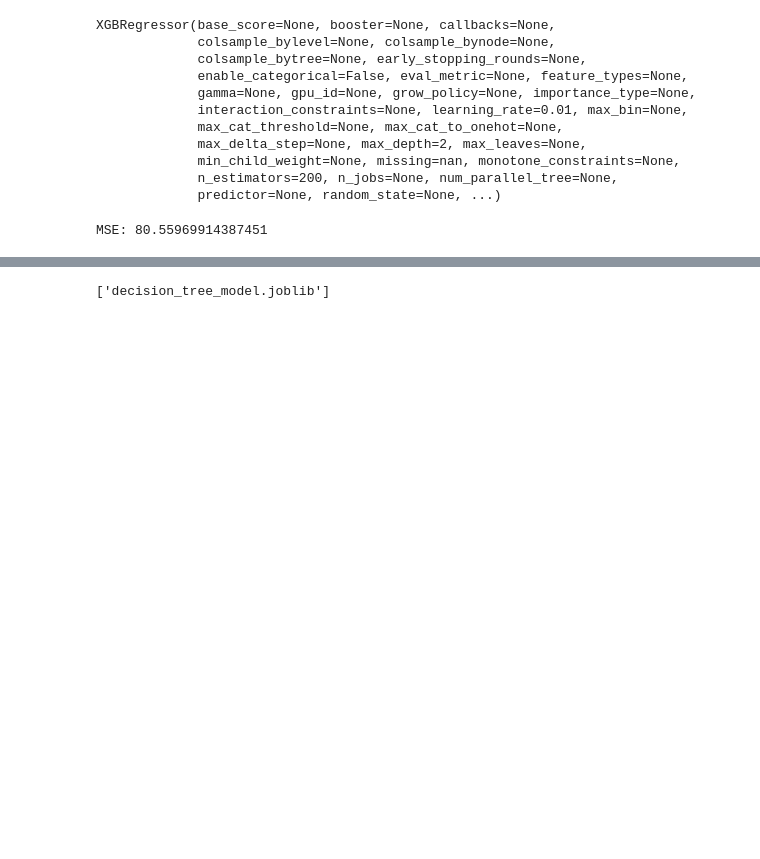
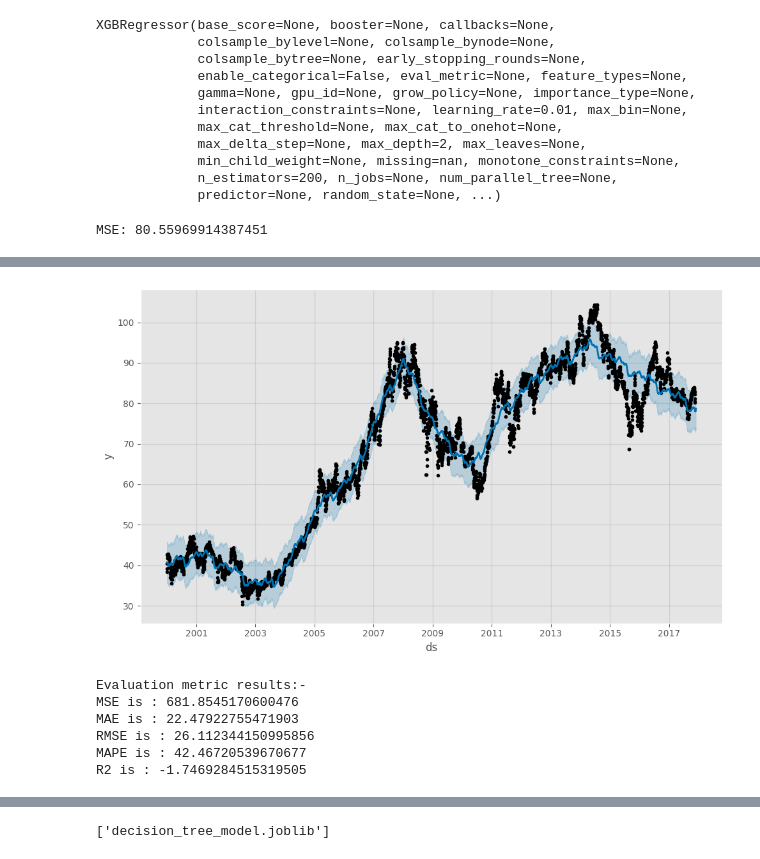
Before and after one commit to russiaonice/ML_ExxonMobile_Forecast, a Jupyter notebook: src/notebook/Base&Functions copia.ipynb, the cells around one changed output, grey strips where cells are left out. Cells and saved outputs as stored; diff of their text form; code cells hidden in the pictures; blank space fills up the shorter version.

Commit message:
Update with Prophet
Updated version with facebook prophet

```diff
--- a/src/notebook/Base&Functions copia.ipynb
+++ b/src/notebook/Base&Functions copia.ipynb
@@ -465,0 +513,5 @@ plt.show()
+# %%
+mf.Date = pd.to_datetime(mf.Date)
+mf = mf[["Date","Close"]].copy()
+mf.rename(columns={"Date":"ds","Close":"y"},inplace=True)
+mf.head()
@@ -465,0 +525,3 @@ plt.show()
+# %%
+train_data_pr = mf.iloc[:4500]
+test_data_pr = mf.iloc[4500:]
@@ -465,0 +540,3 @@ plt.show()
+# %%
+m = Prophet()
+m.fit(train_data_pr)
@@ -465,0 +547,3 @@ plt.show()
+# %%
+future = m.make_future_dataframe(periods=12,freq='D')
+prophet_pred = m.predict(future)
@@ -466,3 +566,16 @@ plt.show()
+# %%
+fig1 = m.plot(prophet_pred)
+# %% [output]
+[figure, added]
+# %%
+evaluacion_metrica(test_data_pr["y"], prophet_pred['Pred'])
+# %% [output]
+Evaluation metric results:-
+MSE is : 681.8545170600476
+MAE is : 22.47922755471903
+RMSE is : 26.112344150995856
+MAPE is : 42.46720539670677
+R2 is : -1.7469284515319505
 # %%
 from sklearn.metrics import mean_squared_error, r2_score
 
```
Also changed, not shown: parts of 18 cells of this notebook, 2 other files.
